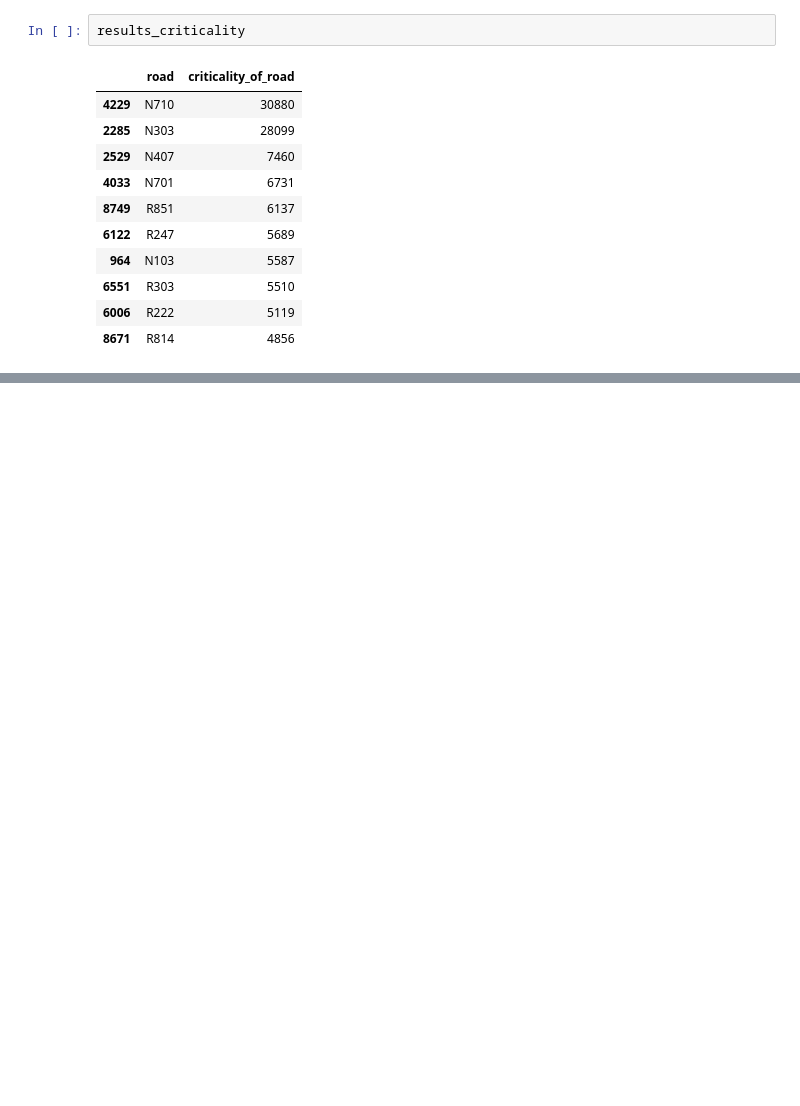
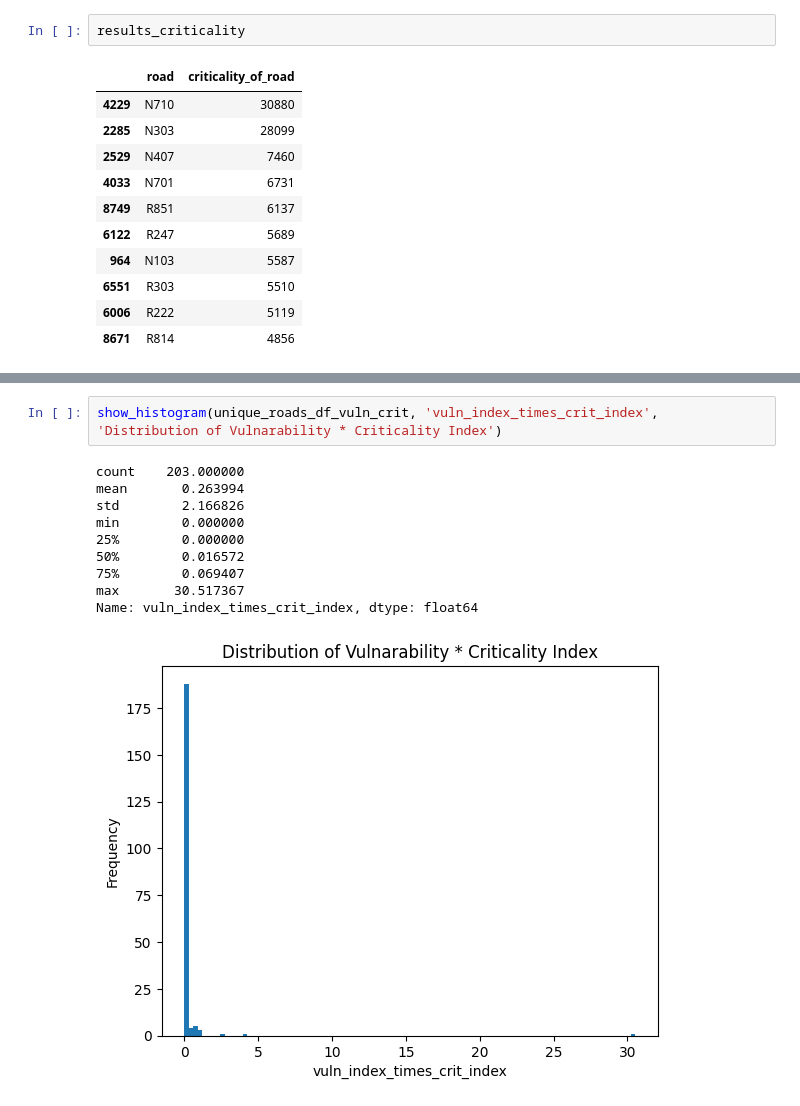
Before and after one commit to suus2000/asim2, a Jupyter notebook: Assignment_4_group_16/Dataset assignment 4.ipynb, the cells around one changed output, grey strips where cells are left out. Saved outputs shown, nothing was run; the diff lists cells and outputs as text; blank space fills up the shorter version.

```diff
--- a/Assignment_4_group_16/Dataset assignment 4.ipynb
+++ b/Assignment_4_group_16/Dataset assignment 4.ipynb
@@ -939,0 +991,13 @@ Created in <span style='font-weight:600;margin-left:4px;'>Deepnote</span></a>
+# %%
+show_histogram(unique_roads_df_vuln_crit, 'vuln_index_times_crit_index', 'Distribution of Vulnarability * Criticality Index')
+# %% [output]
+count    203.000000
+mean       0.263994
+std        2.166826
+min        0.000000
+25%        0.000000
+50%        0.016572
+75%        0.069407
+max       30.517367
+Name: vuln_index_times_crit_index, dtype: float64
+[figure, added]
```
Also changed, not shown: parts of 20 cells of this notebook.
